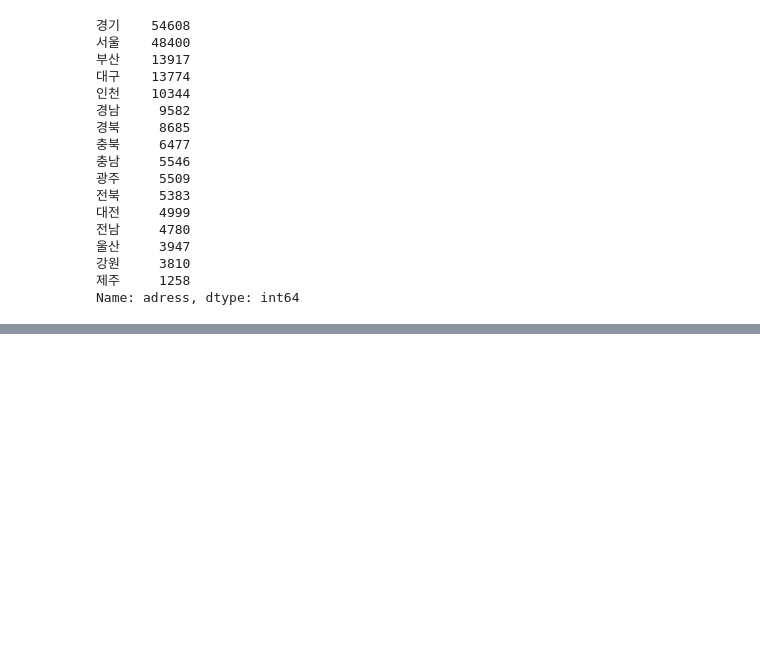
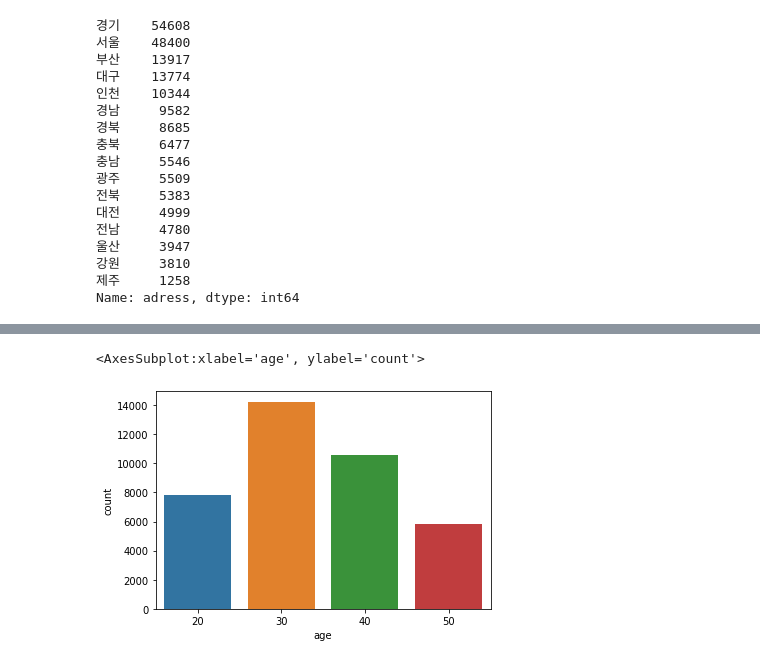
Before and after one commit to hhh6593/TIL, a Jupyter notebook: ver1.ipynb, the cells around one changed output, grey strips where cells are left out. Cells and saved outputs as stored; diff of their text form; code cells hidden in the pictures; blank space fills up the shorter version.

```diff
--- a/ver1.ipynb
+++ b/ver1.ipynb
@@ -298,0 +333,2 @@ array(['A000592', 'A00010330', 'A0005442', 'A0006004', 'A0006007',
+# %%
+preferred_stock = df[df['stock_name'].str.contains('우선')]
@@ -298,0 +351,6 @@ array(['A000592', 'A00010330', 'A0005442', 'A0006004', 'A0006007',
+# %%
+#우선주
+sns.countplot(data=preferred_stock, x='age')
+# %% [output]
+<AxesSubplot:xlabel='age', ylabel='count'>
+[figure, added]
```
Also changed, not shown: parts of 21 cells of this notebook.
